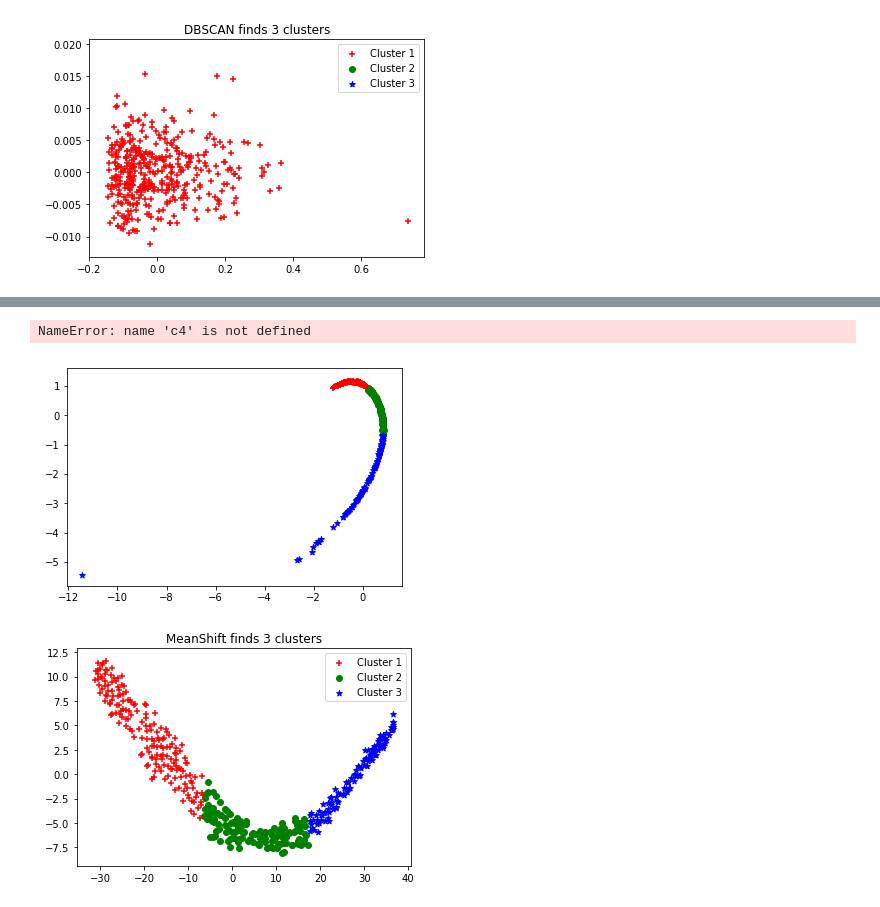
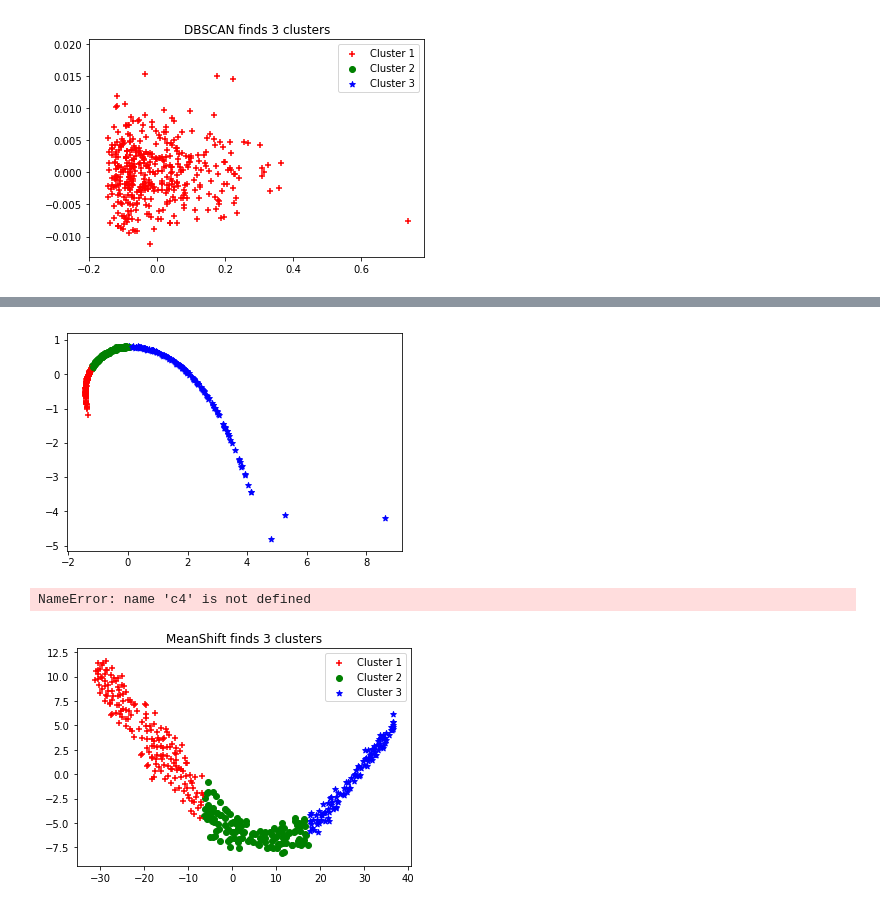
Before and after one commit to Schmidt8181/Allreciepes_NLP, a Jupyter notebook: All_Recipes_NLP.ipynb, the cells around one changed output, grey strips where cells are left out. Cells and saved outputs as stored; diff of their text form; code cells hidden in the pictures.

```diff
--- a/All_Recipes_NLP.ipynb
+++ b/All_Recipes_NLP.ipynb
@@ -132,5 +141,5 @@ len(clean_sentences)
 # %%
 # remove stop words
-stoplist = set('a an and are as at be by for from has he in is it its of on or that the to was will with'.split(' '))
+stoplist = set('a an and are as aside at be by for from has he if in is it its of on onto or that the to was will with'.split(' '))
 sentences_text = [[word for word in document.split() if word not in stoplist]
                   for document in clean_sentences]
@@ -139,7 +152,7 @@ sentences_text = [[word for word in document.split() if word not in stoplist]
 combined_text = list(chain.from_iterable(sentences_text))
 # %%
 np.random.shuffle(sentences_text)
-train, test = sentences_text[:562], sentences_text[562:]
+train, test = sentences_text[:81], sentences_text[81:]
 # %%
 len(sentences_text)
 # %% [output]
@@ -205,5 +220,5 @@ import gensim, logging
 
 logging.basicConfig(format='%(asctime)s : %(levelname)s : %(message)s', level=logging.INFO)
 # %%
-model = gensim.models.Word2Vec(train, min_count=3, sg=1, window=5, sample=1e-3)
+model = gensim.models.Word2Vec(train, min_count=6, sg=1, window=5, sample=1e-3)
 # %% [output]
@@ -252,5 +275,5 @@ plt.figure(figsize=((35,25)))
 plt.scatter(pca_data[:, 0], pca_data[:, 1])
 words = list(model.wv.vocab)
 for i, word in enumerate(words):
-	plt.annotate(word, xy=(pca_data[i, 0], pca_data[i, 1]), fontsize=18)
+	plt.annotate(word, xy=(pca_data[i, 0], pca_data[i, 1]), fontsize=24)
 # %% [output]
@@ -466,21 +516,22 @@ array([2, 1, 1, 1, 2, 2, 2, 2, 0, 0, 2, 0, 2, 2, 2, 2, 2, 0, 0, 1, 2, 0,
 # %%
 # mds
 for i in range(0, mds_data.shape[0]):
     if meanshift_mds.labels_[i] == 0:
-        c1 = plt.scatter(mds_data[i,0], mds_data[i,1], c='r', marker='+')
+        c1 = plt.scatter(mds_data[i,0], mds_data[i,1], c='r', marker='+', label = "Cluster 1")
     elif meanshift_mds.labels_[i] == 1:
-        c2 = plt.scatter(mds_data[i,0], mds_data[i,1], c='g', marker='o')
+        c2 = plt.scatter(mds_data[i,0], mds_data[i,1], c='g', marker='o', label = "Cluster 2")
     elif meanshift_mds.labels_[i] == 2:
-        c3 = plt.scatter(mds_data[i,0], mds_data[i,1], c='b', marker='*')
+        c3 = plt.scatter(mds_data[i,0], mds_data[i,1], c='b', marker='*', label = "Cluster 3")
     elif meanshift_mds.labels_[i] == 3:
-        c4 = plt.scatter(mds_data[i,0], mds_data[i,1], c='y', marker='^')
-
-plt.legend([c1, c2, c3, c4], ['Cluster 1', 'Cluster 2', 'Cluster 3', 'Cluster 4'])
-plt.title('MeanShift finds 4 clusters')
-plt.show()
+        c4 = plt.scatter(mds_data[i,0], mds_data[i,1], c='y', marker='^', label = "Cluster 4")
 # %% [output]
-NameError: name 'c4' is not defined
-[figure, old version]
+[figure, new version]
+# %%
+plt.legend([c1, c2, c3, c4], ['Cluster 1', 'Cluster 2', 'Cluster 3', 'Cluster 4'])
+plt.title('MeanShift finds 4 clusters')
+plt.show()
+# %% [output]
+NameError: name 'c4' is not defined
 # %%
 # tsne
 for i in range(0, tsne_data.shape[0]):
```
Also changed, not shown: parts of 41 cells of this notebook.
